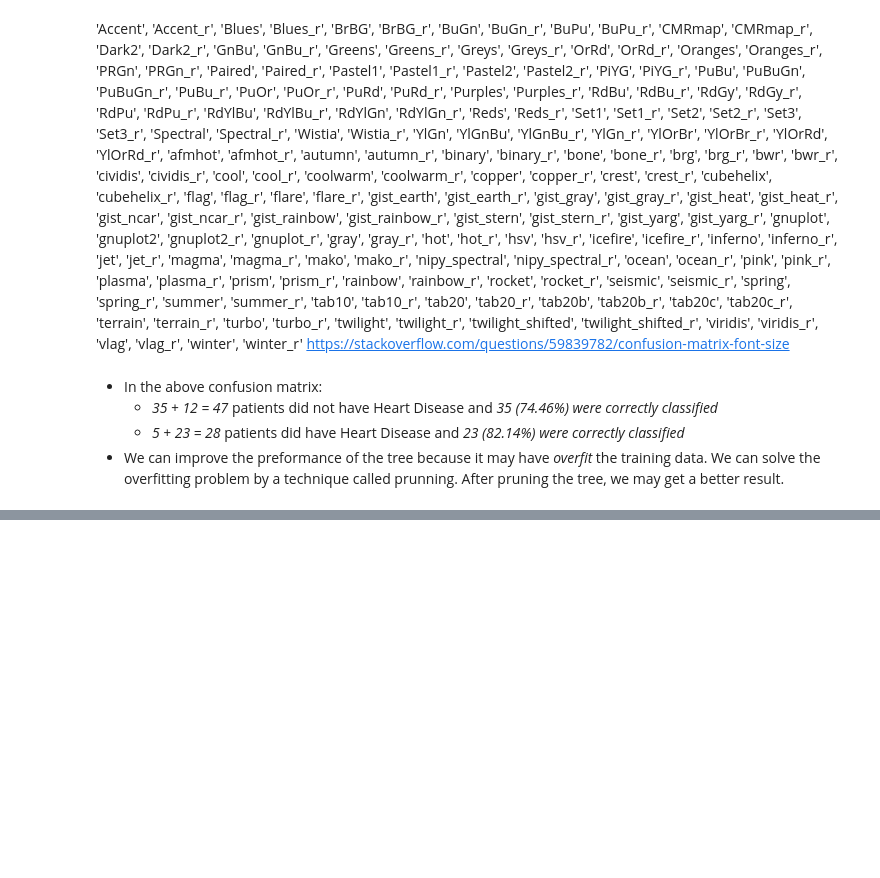
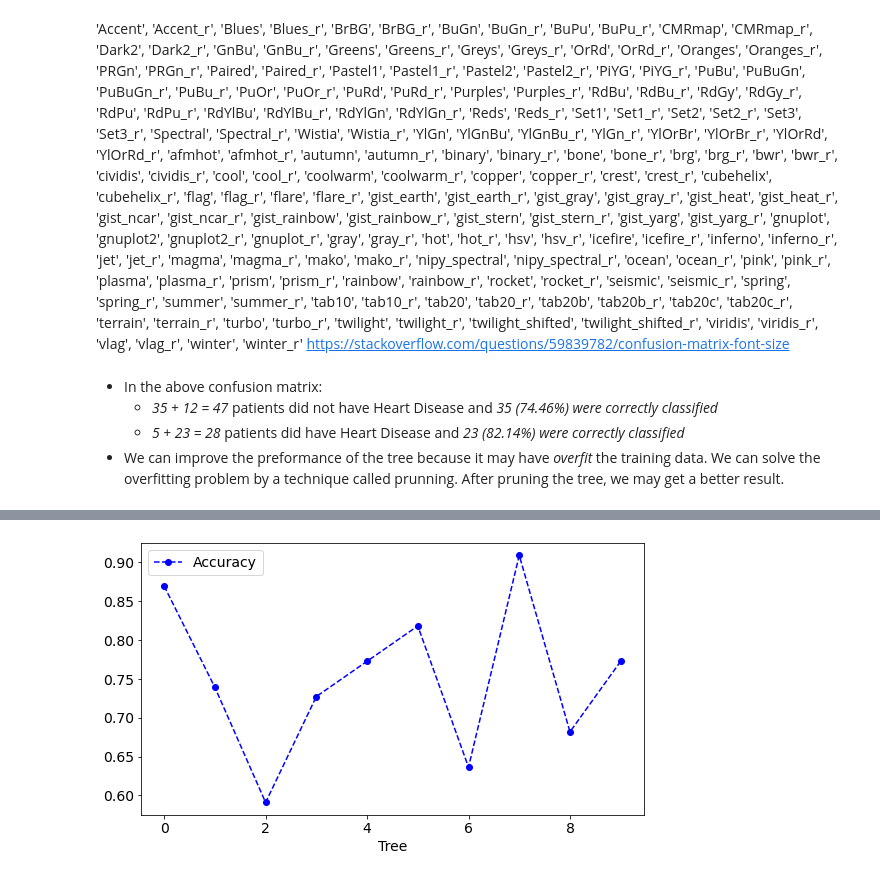
Before and after one commit to unpatel1/20220614_Classification_Tree_Heart_Disease, a Jupyter notebook: Classification_Tree_Heart_Disease.ipynb, the cells around one changed output, grey strips where cells are left out. Drawn from its saved outputs; the diff is of its cells as text; code cells hidden in the pictures; blank space fills up the shorter version.

```diff
--- a/Classification_Tree_Heart_Disease.ipynb
+++ b/Classification_Tree_Heart_Disease.ipynb
@@ -407,0 +465,15 @@ df_.head(90)
+# %%
+# Create a tree with ccp_alpha = 0.011
+clf_dt = DecisionTreeClassifier(random_state = 10, ccp_alpha = 0.011)
+
+# 10-Fold Cross Validation
+scores = cross_val_score(clf_dt, X_train, y_train, cv = 10)
+
+# Converting *scores* list into a dataframe
+scores_df = pd.DataFrame(data = {'Tree': range(len(scores)), 'Accuracy':scores})
+
+plt.rcParams['figure.figsize'] = [9, 5]
+scores_df.plot(x = 'Tree', y = 'Accuracy', marker = 'o', linestyle = 'dashed', color = 'b')
+plt.show()
+# %% [output]
+[figure, added]
```
Also changed, not shown: parts of 61 cells of this notebook.
